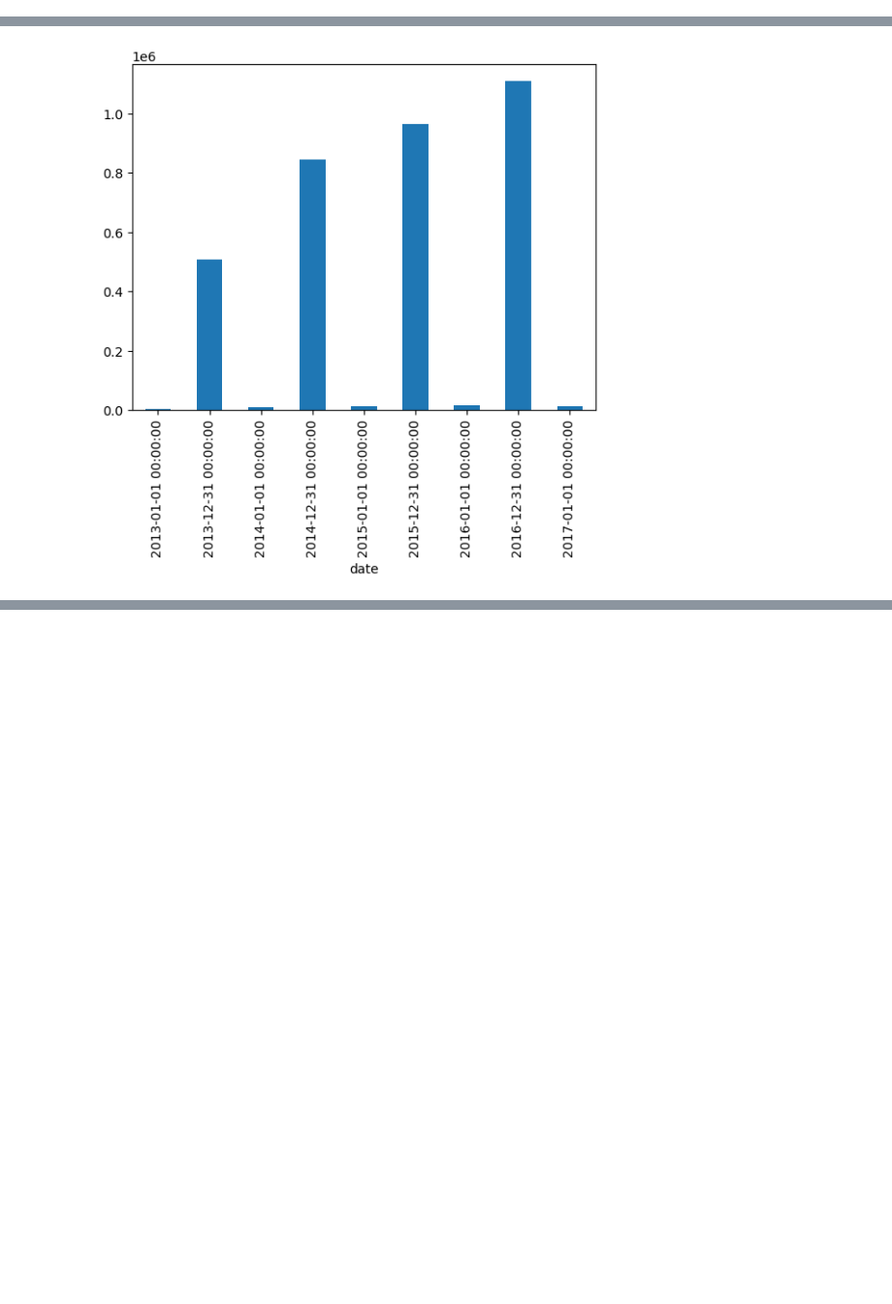
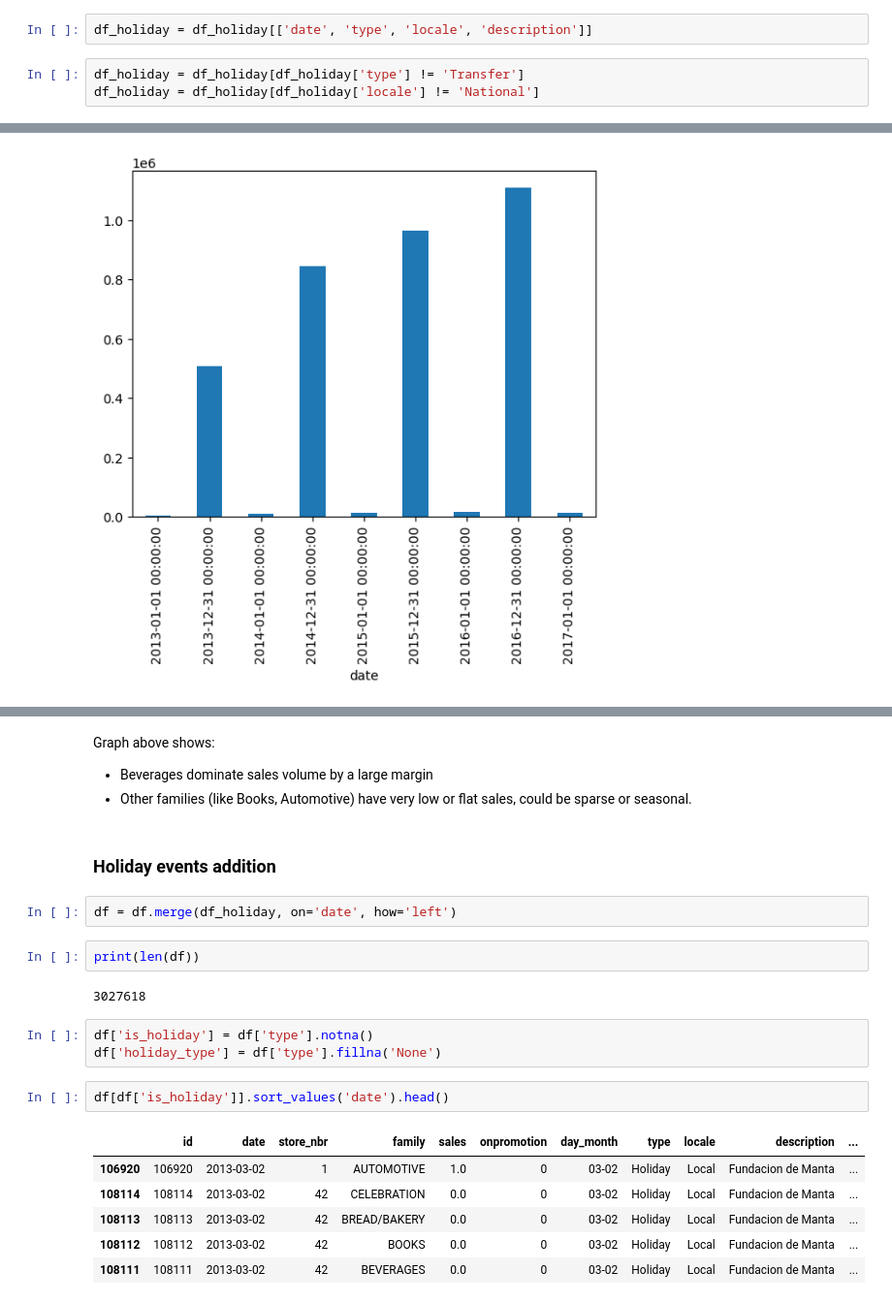
Before and after one commit to s-lien-0/data-science-engineering-challenge, a Jupyter notebook: challenge_06_store-sales-time-series-forecasting/analysis/analysis.ipynb, the cells around one changed output, grey strips where cells are left out. Shown: that part at 97% size. Saved outputs shown, nothing was run; the diff lists cells and outputs as text; blank space fills up the shorter version.

```diff
--- a/challenge_06_store-sales-time-series-forecasting/analysis/analysis.ipynb
+++ b/challenge_06_store-sales-time-series-forecasting/analysis/analysis.ipynb
@@ -69,3 +67,8 @@ print(df['date'].min(), df['date'].max())
+# %%
+df_holiday = df_holiday[['date', 'type', 'locale', 'description']]
+# %%
+df_holiday = df_holiday[df_holiday['type'] != 'Transfer']
+df_holiday = df_holiday[df_holiday['locale'] != 'National']
 # %% [markdown]
 ### Daily sales
 # %%
@@ -96,0 +134,24 @@ family_sales.plot(figsize=(15, 6), alpha=0.5, title='Daily Sales per Product Fam
+# %% [markdown]
+Graph above shows:
+- Beverages dominate sales volume by a large margin
+- Other families (like Books, Automotive) have very low or flat sales, could be sparse or seasonal.
+# %% [markdown]
+### Holiday events addition
+# %%
+df = df.merge(df_holiday, on='date', how='left')
+# %%
+print(len(df))
+# %% [output]
+3027618
+# %%
+df['is_holiday'] = df['type'].notna()
+df['holiday_type'] = df['type'].fillna('None')
+# %%
+df[df['is_holiday']].sort_values('date').head()
+# %% [output]
+|  | id | date | store_nbr | family | sales | onpromotion | day_month | type | locale | description | ... |
+| 106920 | 106920 | 2013-03-02 | 1 | AUTOMOTIVE | 1.0 | 0 | 03-02 | Holiday | Local | Fundacion de Manta | ... |
+| 108114 | 108114 | 2013-03-02 | 42 | CELEBRATION | 0.0 | 0 | 03-02 | Holiday | Local | Fundacion de Manta | ... |
+| 108113 | 108113 | 2013-03-02 | 42 | BREAD/BAKERY | 0.0 | 0 | 03-02 | Holiday | Local | Fundacion de Manta | ... |
+| 108112 | 108112 | 2013-03-02 | 42 | BOOKS | 0.0 | 0 | 03-02 | Holiday | Local | Fundacion de Manta | ... |
+| 108111 | 108111 | 2013-03-02 | 42 | BEVERAGES | 0.0 | 0 | 03-02 | Holiday | Local | Fundacion de Manta | ... |
```
Also changed, not shown: parts of 22 cells of this notebook.
